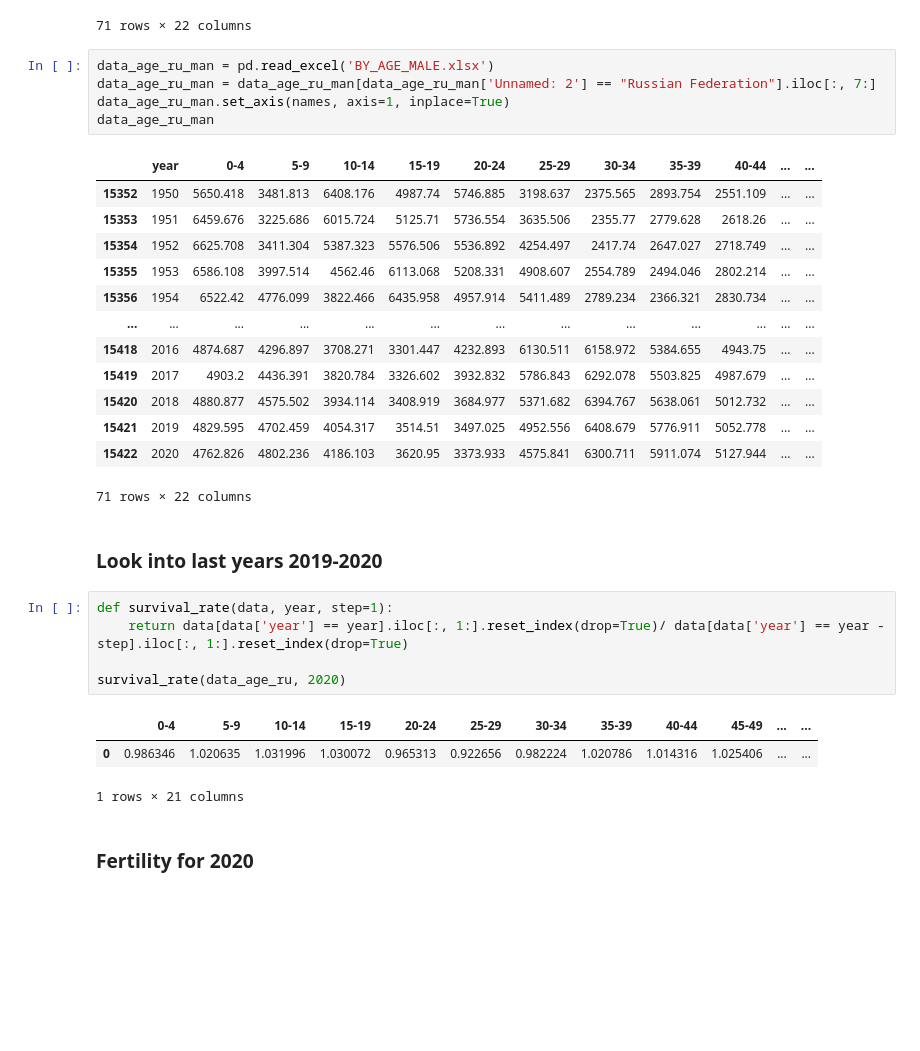
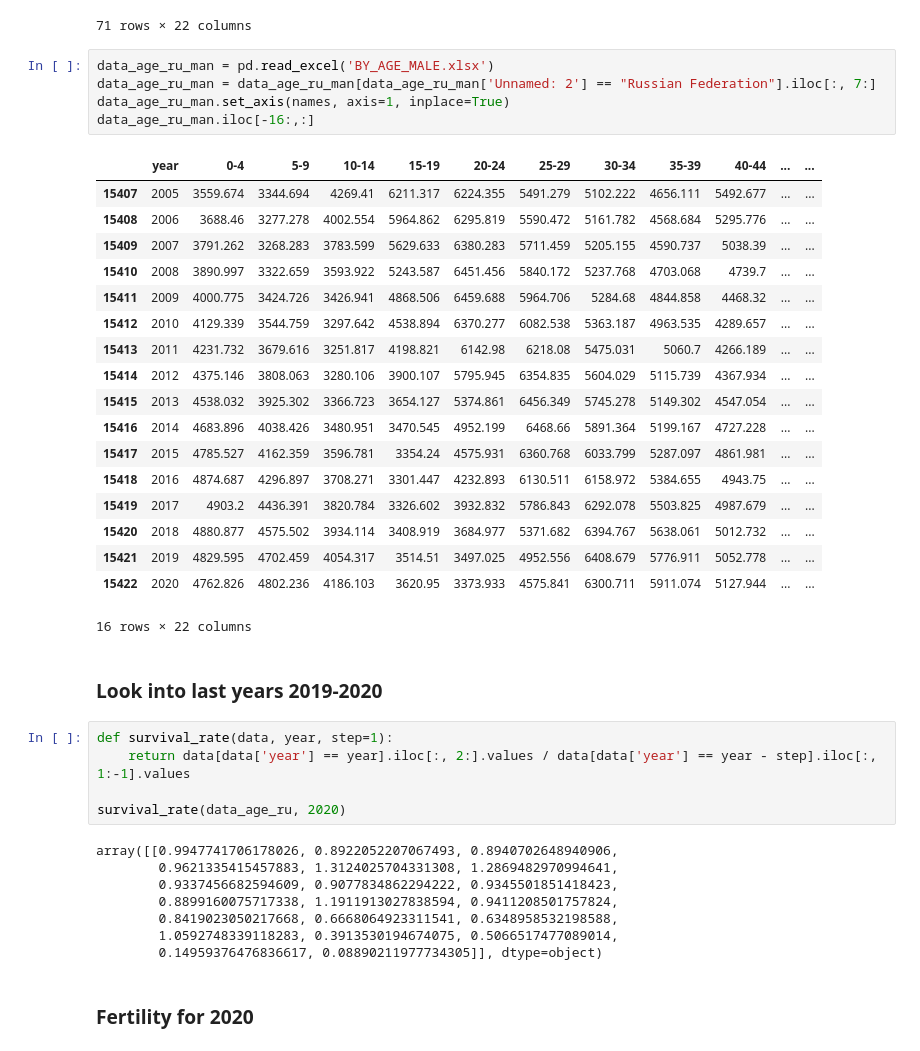
Before and after one commit to AAYamoldin/TrainingPrograms, a Jupyter notebook: Python/ITMO_Discrete_modeling/lab1/population_modeling.ipynb, the cells around one changed output. Saved outputs shown, nothing was run; the diff lists cells and outputs as text; blank space fills up the shorter version.

```diff
--- a/Python/ITMO_Discrete_modeling/lab1/population_modeling.ipynb
+++ b/Python/ITMO_Discrete_modeling/lab1/population_modeling.ipynb
@@ -86,33 +86,42 @@ data_age_ru_fem
 # %%
 data_age_ru_man = pd.read_excel('BY_AGE_MALE.xlsx')
 data_age_ru_man = data_age_ru_man[data_age_ru_man['Unnamed: 2'] == "Russian Federation"].iloc[:, 7:]
 data_age_ru_man.set_axis(names, axis=1, inplace=True)
-data_age_ru_man
+data_age_ru_man.iloc[-16:,:]
 # %% [output]
 |  | year | 0-4 | 5-9 | 10-14 | 15-19 | 20-24 | 25-29 | 30-34 | 35-39 | 40-44 | ... | ... |
-| 15352 | 1950 | 5650.418 | 3481.813 | 6408.176 | 4987.74 | 5746.885 | 3198.637 | 2375.565 | 2893.754 | 2551.109 | ... | ... |
-| 15353 | 1951 | 6459.676 | 3225.686 | 6015.724 | 5125.71 | 5736.554 | 3635.506 | 2355.77 | 2779.628 | 2618.26 | ... | ... |
-| 15354 | 1952 | 6625.708 | 3411.304 | 5387.323 | 5576.506 | 5536.892 | 4254.497 | 2417.74 | 2647.027 | 2718.749 | ... | ... |
-| 15355 | 1953 | 6586.108 | 3997.514 | 4562.46 | 6113.068 | 5208.331 | 4908.607 | 2554.789 | 2494.046 | 2802.214 | ... | ... |
-| 15356 | 1954 | 6522.42 | 4776.099 | 3822.466 | 6435.958 | 4957.914 | 5411.489 | 2789.234 | 2366.321 | 2830.734 | ... | ... |
-| ... | ... | ... | ... | ... | ... | ... | ... | ... | ... | ... | ... | ... |
+| 15407 | 2005 | 3559.674 | 3344.694 | 4269.41 | 6211.317 | 6224.355 | 5491.279 | 5102.222 | 4656.111 | 5492.677 | ... | ... |
+| 15408 | 2006 | 3688.46 | 3277.278 | 4002.554 | 5964.862 | 6295.819 | 5590.472 | 5161.782 | 4568.684 | 5295.776 | ... | ... |
+| 15409 | 2007 | 3791.262 | 3268.283 | 3783.599 | 5629.633 | 6380.283 | 5711.459 | 5205.155 | 4590.737 | 5038.39 | ... | ... |
+| 15410 | 2008 | 3890.997 | 3322.659 | 3593.922 | 5243.587 | 6451.456 | 5840.172 | 5237.768 | 4703.068 | 4739.7 | ... | ... |
+| 15411 | 2009 | 4000.775 | 3424.726 | 3426.941 | 4868.506 | 6459.688 | 5964.706 | 5284.68 | 4844.858 | 4468.32 | ... | ... |
+| 15412 | 2010 | 4129.339 | 3544.759 | 3297.642 | 4538.894 | 6370.277 | 6082.538 | 5363.187 | 4963.535 | 4289.657 | ... | ... |
+| 15413 | 2011 | 4231.732 | 3679.616 | 3251.817 | 4198.821 | 6142.98 | 6218.08 | 5475.031 | 5060.7 | 4266.189 | ... | ... |
+| 15414 | 2012 | 4375.146 | 3808.063 | 3280.106 | 3900.107 | 5795.945 | 6354.835 | 5604.029 | 5115.739 | 4367.934 | ... | ... |
+| 15415 | 2013 | 4538.032 | 3925.302 | 3366.723 | 3654.127 | 5374.861 | 6456.349 | 5745.278 | 5149.302 | 4547.054 | ... | ... |
+| 15416 | 2014 | 4683.896 | 4038.426 | 3480.951 | 3470.545 | 4952.199 | 6468.66 | 5891.364 | 5199.167 | 4727.228 | ... | ... |
+| 15417 | 2015 | 4785.527 | 4162.359 | 3596.781 | 3354.24 | 4575.931 | 6360.768 | 6033.799 | 5287.097 | 4861.981 | ... | ... |
 | 15418 | 2016 | 4874.687 | 4296.897 | 3708.271 | 3301.447 | 4232.893 | 6130.511 | 6158.972 | 5384.655 | 4943.75 | ... | ... |
 | 15419 | 2017 | 4903.2 | 4436.391 | 3820.784 | 3326.602 | 3932.832 | 5786.843 | 6292.078 | 5503.825 | 4987.679 | ... | ... |
 | 15420 | 2018 | 4880.877 | 4575.502 | 3934.114 | 3408.919 | 3684.977 | 5371.682 | 6394.767 | 5638.061 | 5012.732 | ... | ... |
 | 15421 | 2019 | 4829.595 | 4702.459 | 4054.317 | 3514.51 | 3497.025 | 4952.556 | 6408.679 | 5776.911 | 5052.778 | ... | ... |
 | 15422 | 2020 | 4762.826 | 4802.236 | 4186.103 | 3620.95 | 3373.933 | 4575.841 | 6300.711 | 5911.074 | 5127.944 | ... | ... |
-71 rows × 22 columns
+16 rows × 22 columns
 # %% [markdown]
 ### Look into last years 2019-2020
 # %%
 def survival_rate(data, year, step=1):
-    return data[data['year'] == year].iloc[:, 1:].reset_index(drop=True)/ data[data['year'] == year - step].iloc[:, 1:].reset_index(drop=True)
+    return data[data['year'] == year].iloc[:, 2:].values / data[data['year'] == year - step].iloc[:, 1:-1].values
 
 survival_rate(data_age_ru, 2020)
 # %% [output]
-|  | 0-4 | 5-9 | 10-14 | 15-19 | 20-24 | 25-29 | 30-34 | 35-39 | 40-44 | 45-49 | ... | ... |
-| 0 | 0.986346 | 1.020635 | 1.031996 | 1.030072 | 0.965313 | 0.922656 | 0.982224 | 1.020786 | 1.014316 | 1.025406 | ... | ... |
-1 rows × 21 columns
+array([[0.9947741706178026, 0.8922052207067493, 0.8940702648940906,
+        0.9621335415457883, 1.3124025704331308, 1.2869482970994641,
+        0.9337456682594609, 0.9077834862294222, 0.9345501851418423,
+        0.8899160075717338, 1.1911913027838594, 0.9411208501757824,
+        0.8419023050217668, 0.6668064923311541, 0.6348958532198588,
+        1.0592748339118283, 0.3913530194674075, 0.5066517477089014,
+        0.14959376476836617, 0.08890211977734305]], dtype=object)
 # %% [markdown]
 ### Fertility for 2020
 # %%
```
Also changed, not shown: parts of 12 cells of this notebook.
